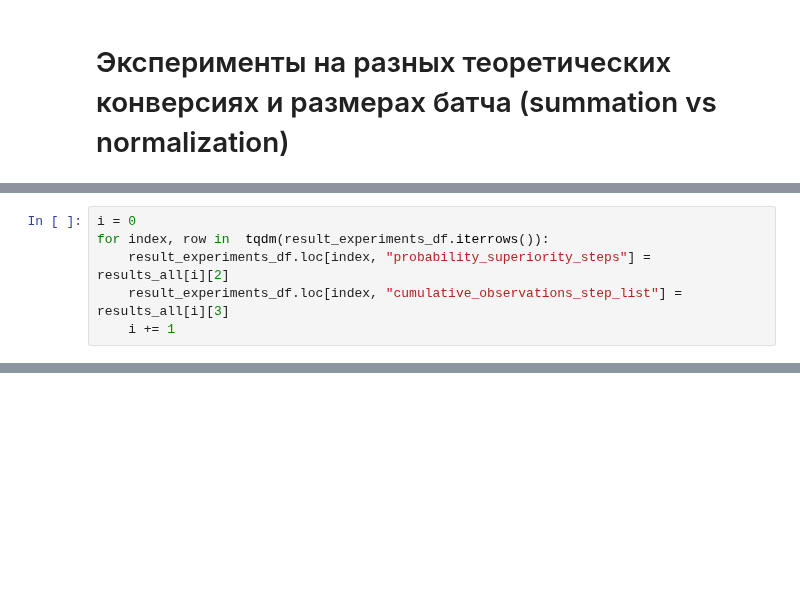
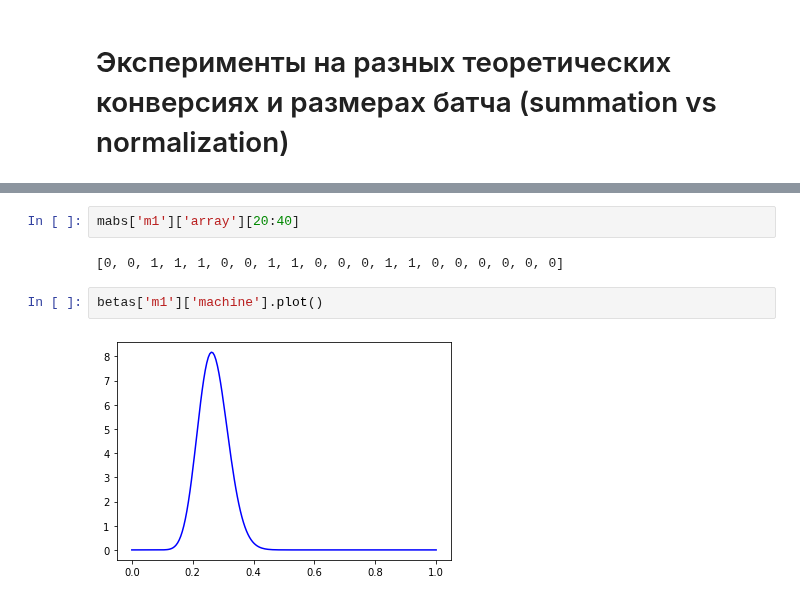
Before and after one commit to iakubovskii7/AB, a Jupyter notebook: MAB_theory_implementing.ipynb, the cells around one changed output, grey strips where cells are left out. Saved outputs shown, nothing was run; the diff lists cells and outputs as text; blank space fills up the shorter version.

```diff
--- a/MAB_theory_implementing.ipynb
+++ b/MAB_theory_implementing.ipynb
@@ -107,6 +61,0 @@ results_all =  Parallel(n_jobs=-1)(
-# %%
-i = 0
-for index, row in  tqdm(result_experiments_df.iterrows()):
-    result_experiments_df.loc[index, "probability_superiority_steps"] = results_all[i][2]
-    result_experiments_df.loc[index, "cumulative_observations_step_list"] = results_all[i][3]
-    i += 1
@@ -229,0 +355,8 @@ np.random.exponential(scale=0.02, size=1).mean()
+# %%
+mabs['m1']['array'][20:40]
+# %% [output]
+[0, 0, 1, 1, 1, 0, 0, 1, 1, 0, 0, 0, 1, 1, 0, 0, 0, 0, 0, 0]
+# %%
+betas['m1']['machine'].plot()
+# %% [output]
+[figure, added]
```
Also changed, not shown: parts of 13 cells of this notebook, 2 other files.
